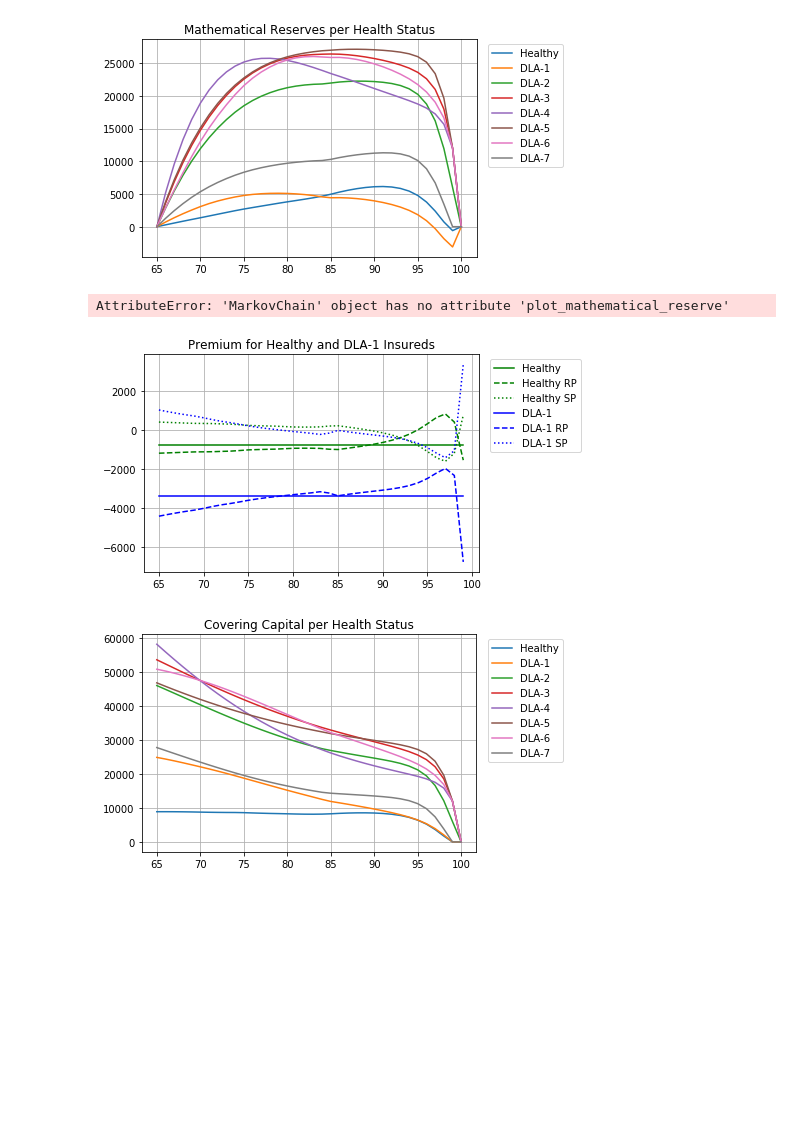
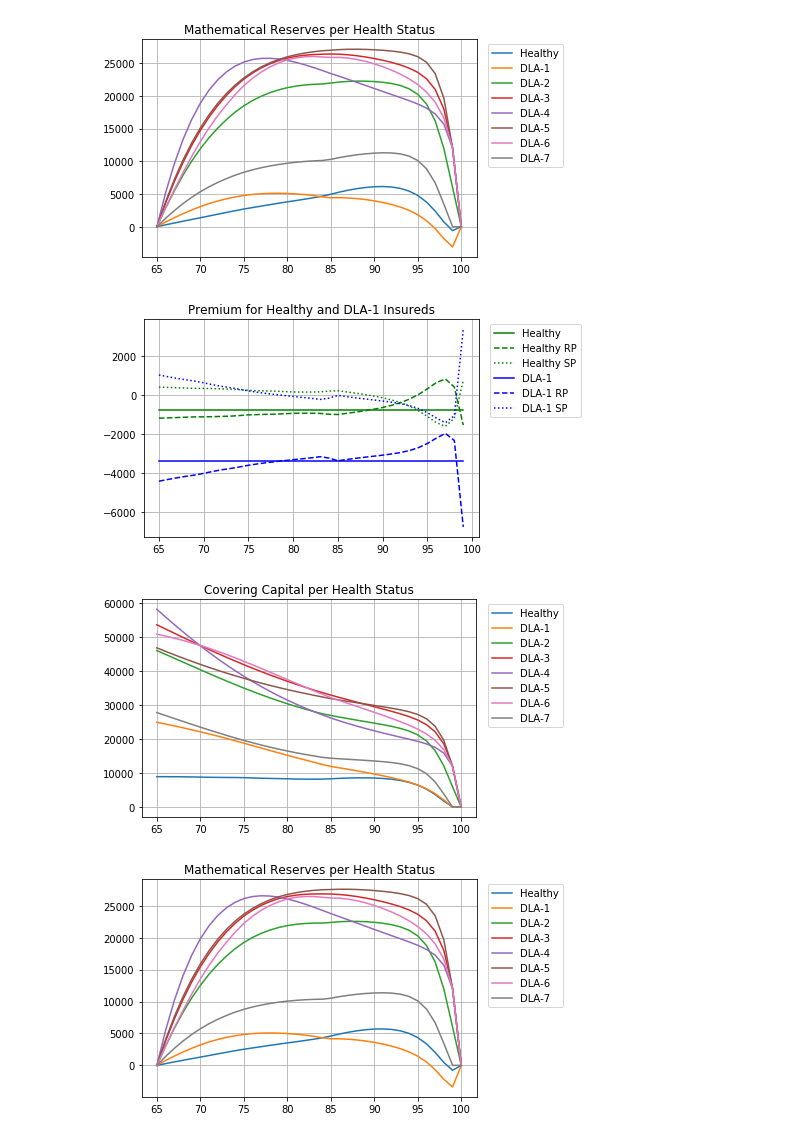
Before and after one commit to valeriogianella/jupiter-notebooks, a Jupyter notebook: LTC_Insurance_Analysis/Calculations.ipynb, the cells around one changed output. Saved outputs shown, nothing was run; the diff lists cells and outputs as text; code cells hidden in the pictures; blank space fills up the shorter version.

```diff
--- a/LTC_Insurance_Analysis/Calculations.ipynb
+++ b/LTC_Insurance_Analysis/Calculations.ipynb
@@ -293,13 +293,13 @@ mc_0.plot_mathematical_reserves()
 # %%
 mc_1 = MarkovChain(9, 65, 100, 1)
 
 mc_1.plot_premium_split()
 mc_1.plot_deckungskapital()
-mc_1.plot_mathematical_reserve()
+mc_1.plot_mathematical_reserves()
 # %% [output]
-AttributeError: 'MarkovChain' object has no attribute 'plot_mathematical_reserve'
 [figure]
 [figure]
+[figure, added]
 # %%
 mc_2 = MarkovChain(9, 65, 100, 2)
 # %%
```
Also changed, not shown: parts of 9 cells of this notebook, 10 other files.
